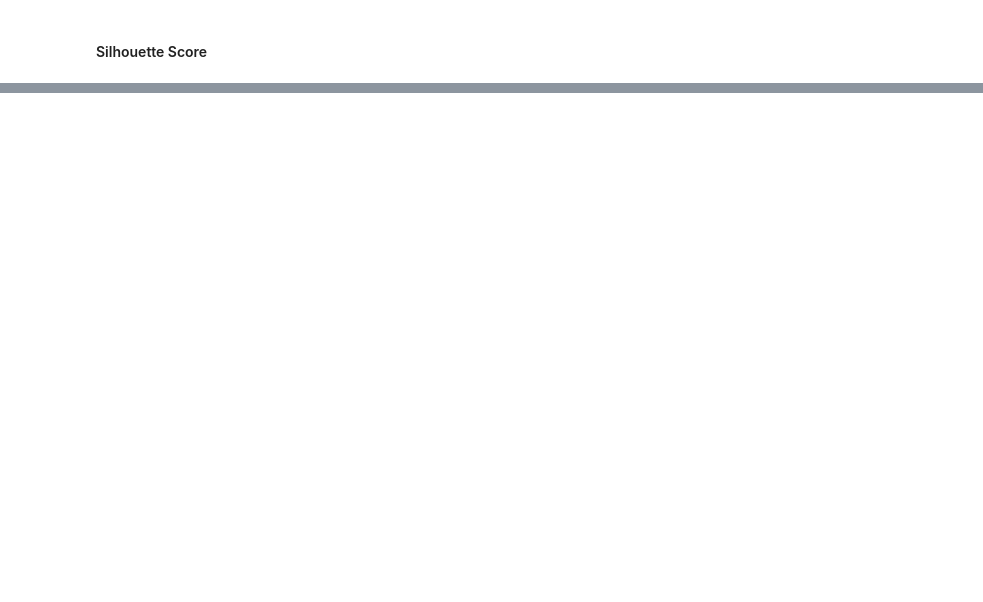
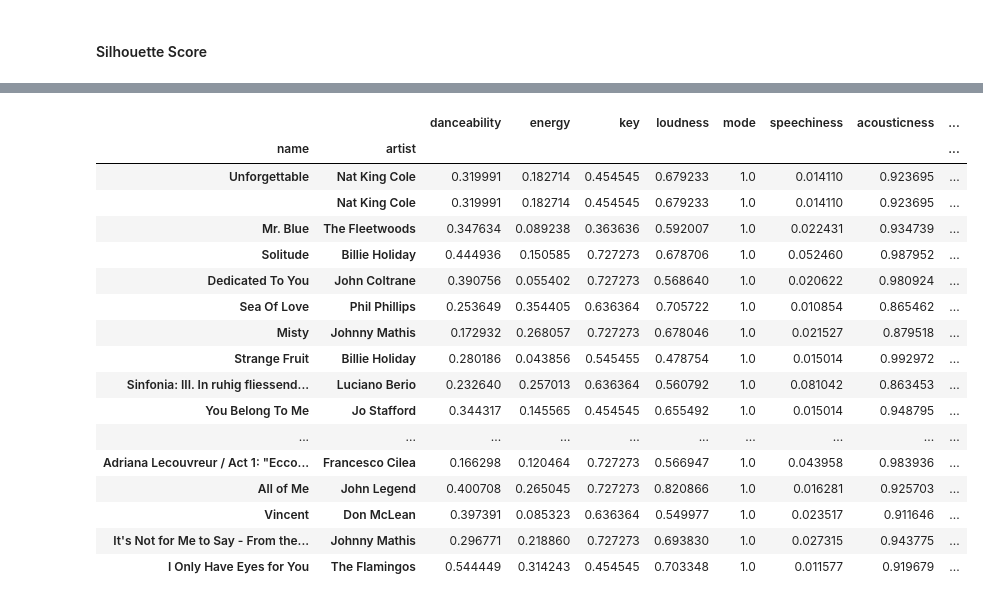
Before and after one commit to hanaamulic/Unsupervised-Machine-Learning, a Jupyter notebook: Spotify_challenge_1000_songs.ipynb, the cells around one changed output, grey strips where cells are left out. Cells and saved outputs as stored; diff of their text form; code cells hidden in the pictures; blank space fills up the shorter version.

Commit message:
from cluster to spotify

```diff
--- a/Spotify_challenge_1000_songs.ipynb
+++ b/Spotify_challenge_1000_songs.ipynb
@@ -290,0 +182,8 @@ test_sample
+# %%
+cluster_1_songs = songs_scaled_minmax.query('cluster == 1')
+# %%
+cluster_1_songs = cluster_1_songs.assign(distance = 0)
+# %%
+for i, song in cluster_1_songs.iterrows():
+    total = sum(((song.iloc[pos]- cluster_centers_df.iloc[1][pos])**2) for pos in range(songs_scaled_minmax.shape[1]-3))**(1/2)
+    cluster_1_songs.loc[i,'distance'] = total
@@ -290,0 +207,23 @@ test_sample
+# %%
+playlist_1 = cluster_1_songs.sort_values('distance').head(20)
+# %%
+playlist_1
+# %% [output]
+|  |  | danceability | energy | key | loudness | mode | speechiness | acousticness | ... |
+| name | artist |  |  |  |  |  |  |  | ... |
+| Unforgettable | Nat King Cole | 0.319991 | 0.182714 | 0.454545 | 0.679233 | 1.0 | 0.014110 | 0.923695 | ... |
+|  | Nat King Cole | 0.319991 | 0.182714 | 0.454545 | 0.679233 | 1.0 | 0.014110 | 0.923695 | ... |
+| Mr. Blue | The Fleetwoods | 0.347634 | 0.089238 | 0.363636 | 0.592007 | 1.0 | 0.022431 | 0.934739 | ... |
+| Solitude | Billie Holiday | 0.444936 | 0.150585 | 0.727273 | 0.678706 | 1.0 | 0.052460 | 0.987952 | ... |
+| Dedicated To You | John Coltrane | 0.390756 | 0.055402 | 0.727273 | 0.568640 | 1.0 | 0.020622 | 0.980924 | ... |
+| Sea Of Love | Phil Phillips | 0.253649 | 0.354405 | 0.636364 | 0.705722 | 1.0 | 0.010854 | 0.865462 | ... |
+| Misty | Johnny Mathis | 0.172932 | 0.268057 | 0.727273 | 0.678046 | 1.0 | 0.021527 | 0.879518 | ... |
+| Strange Fruit | Billie Holiday | 0.280186 | 0.043856 | 0.545455 | 0.478754 | 1.0 | 0.015014 | 0.992972 | ... |
+| Sinfonia: III. In ruhig fliessend... | Luciano Berio | 0.232640 | 0.257013 | 0.636364 | 0.560792 | 1.0 | 0.081042 | 0.863453 | ... |
+| You Belong To Me | Jo Stafford | 0.344317 | 0.145565 | 0.454545 | 0.655492 | 1.0 | 0.015014 | 0.948795 | ... |
+| ... | ... | ... | ... | ... | ... | ... | ... | ... | ... |
+| Adriana Lecouvreur / Act 1: "Ecco... | Francesco Cilea | 0.166298 | 0.120464 | 0.727273 | 0.566947 | 1.0 | 0.043958 | 0.983936 | ... |
+| All of Me | John Legend | 0.400708 | 0.265045 | 0.727273 | 0.820866 | 1.0 | 0.016281 | 0.925703 | ... |
+| Vincent | Don McLean | 0.397391 | 0.085323 | 0.636364 | 0.549977 | 1.0 | 0.023517 | 0.911646 | ... |
+| It's Not for Me to Say - From the... | Johnny Mathis | 0.296771 | 0.218860 | 0.727273 | 0.693830 | 1.0 | 0.027315 | 0.943775 | ... |
+| I Only Have Eyes for You | The Flamingos | 0.544449 | 0.314243 | 0.454545 | 0.703348 | 1.0 | 0.011577 | 0.919679 | ... |
```
Also changed, not shown: parts of 35 cells of this notebook.
